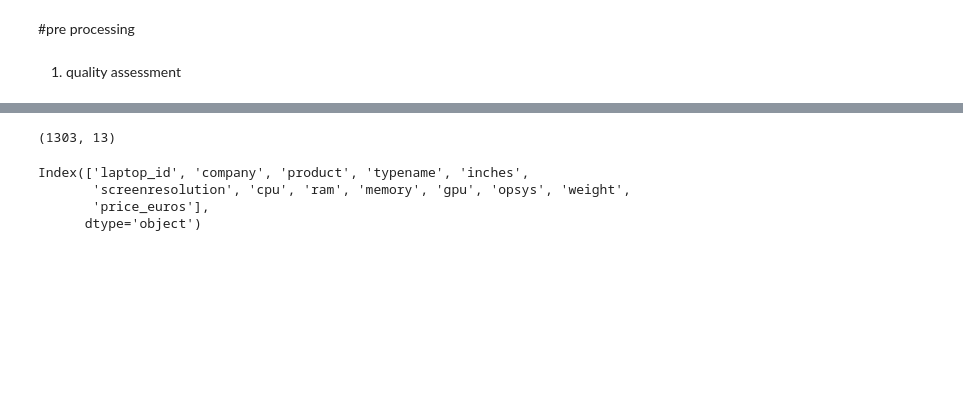
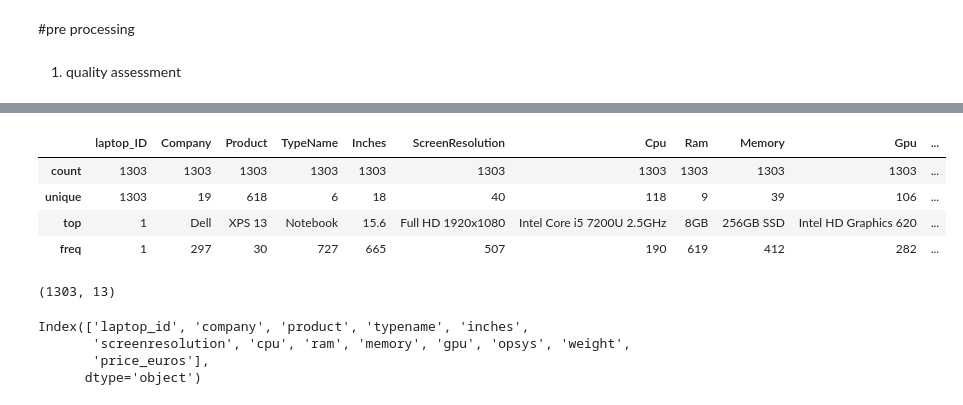
Before and after one commit to TSZJHLR/Machine_Learning-and-Parallel_Computing_with_Python-in-Colaboratory, a Jupyter notebook: laptop_price_prediction.ipynb, the cells around one changed output, grey strips where cells are left out. Drawn from its saved outputs; the diff is of its cells as text; code cells hidden in the pictures; blank space fills up the shorter version.

```diff
--- a/laptop_price_prediction.ipynb
+++ b/laptop_price_prediction.ipynb
@@ -66,3 +94,11 @@ df_laptop.describe()
+# %%
+display(df_laptop.describe())
+# %% [output]
+|  | laptop_ID | Company | Product | TypeName | Inches | ScreenResolution | Cpu | Ram | Memory | Gpu | ... |
+| count | 1303 | 1303 | 1303 | 1303 | 1303 | 1303 | 1303 | 1303 | 1303 | 1303 | ... |
+| unique | 1303 | 19 | 618 | 6 | 18 | 40 | 118 | 9 | 39 | 106 | ... |
+| top | 1 | Dell | XPS 13 | Notebook | 15.6 | Full HD 1920x1080 | Intel Core i5 7200U 2.5GHz | 8GB | 256GB SSD | Intel HD Graphics 620 | ... |
+| freq | 1 | 297 | 30 | 727 | 665 | 507 | 190 | 619 | 412 | 282 | ... |
 # %%
 df_laptop.shape
 # %% [output]
```
Also changed, not shown: parts of 10 cells of this notebook.
